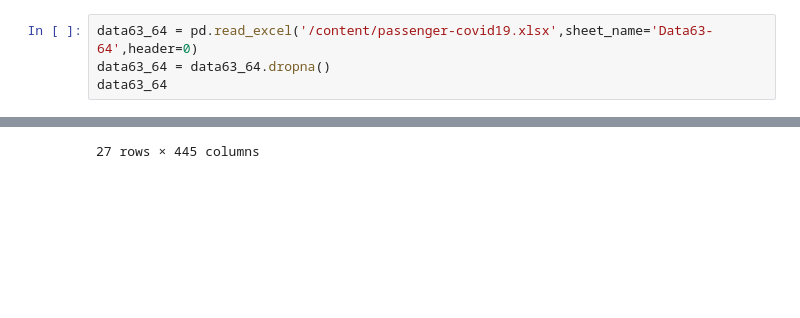
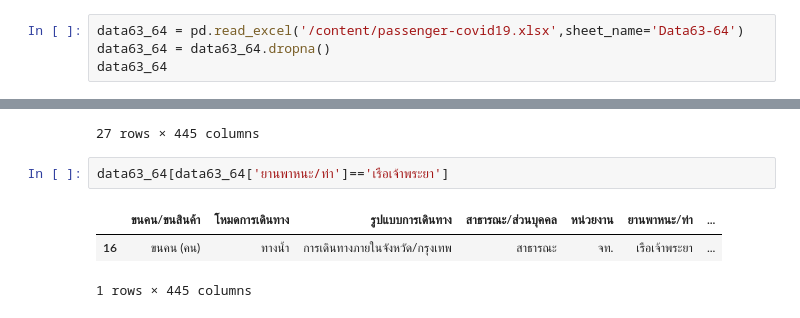
Before and after one commit to Tunyakarn/data_viz, a Jupyter notebook: Quiz4.ipynb, the cells around one changed output, grey strips where cells are left out. Drawn from its saved outputs; the diff is of its cells as text; blank space fills up the shorter version.

```diff
--- a/Quiz4.ipynb
+++ b/Quiz4.ipynb
@@ -3,7 +3,7 @@
 # %%
 import pandas as pd
 # %%
-data63_64 = pd.read_excel('/content/passenger-covid19.xlsx',sheet_name='Data63-64',header=0)
+data63_64 = pd.read_excel('/content/passenger-covid19.xlsx',sheet_name='Data63-64')
 data63_64 = data63_64.dropna()
 data63_64
 # %% [output]
@@ -25,3 +25,9 @@ data63_64
 | 41 | ขนคน (คน) | ทางอากาศ | การเดินทางระหว่างประเทศ | สาธารณะ | ทย. | ท่าอากาศยานภูมิภาค ขาเข้าประเทศ | ... |
 | 42 | ขนคน (คน) | ทางอากาศ | การเดินทางระหว่างประเทศ | สาธารณะ | ทย. | ท่าอากาศยานภูมิภาค ขาออกประเทศ | ... |
 27 rows × 445 columns
+# %%
+data63_64[data63_64['ยานพาหนะ/ท่า']=='เรือเจ้าพระยา']
+# %% [output]
+|  | ขนคน/ขนสินค้า | โหมดการเดินทาง | รูปแบบการเดินทาง | สาธารณะ/ส่วนบุคคล | หน่วยงาน | ยานพาหนะ/ท่า | ... |
+| 16 | ขนคน (คน) | ทางน้ำ | การเดินทางภายในจังหวัด/กรุงเทพ | สาธารณะ | จท. | เรือเจ้าพระยา | ... |
+1 rows × 445 columns
```
